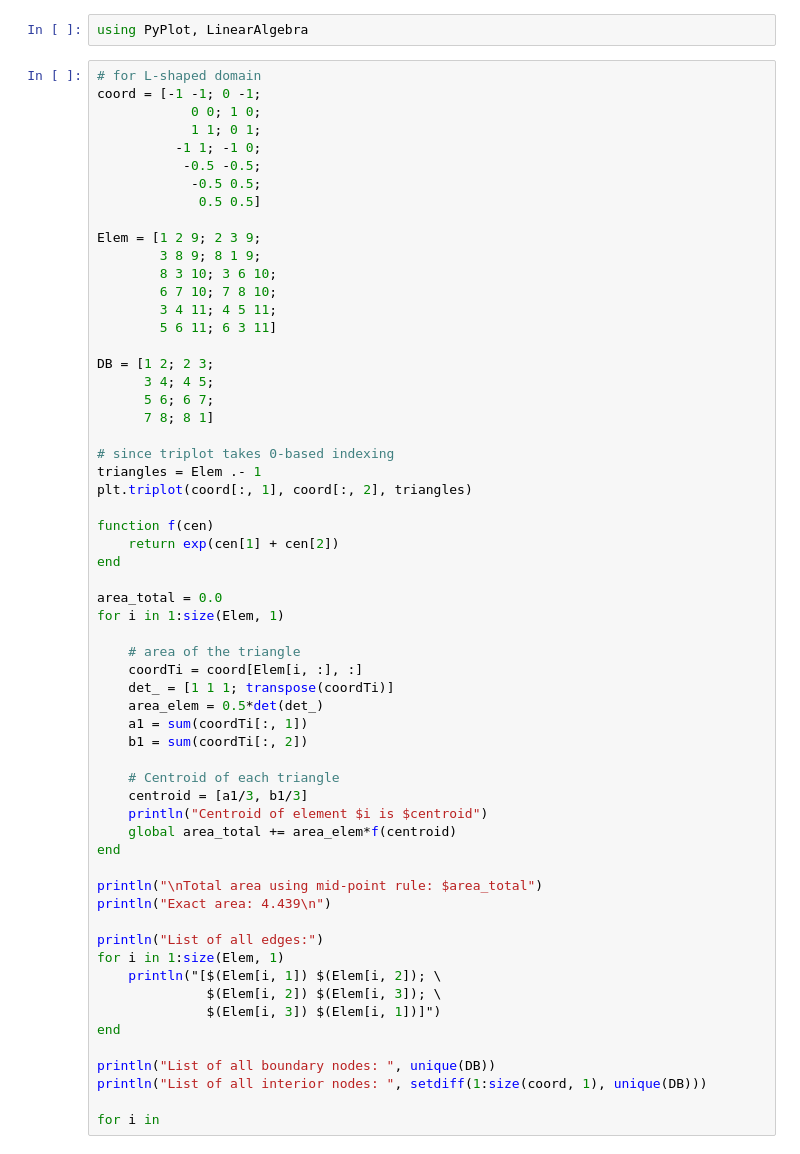
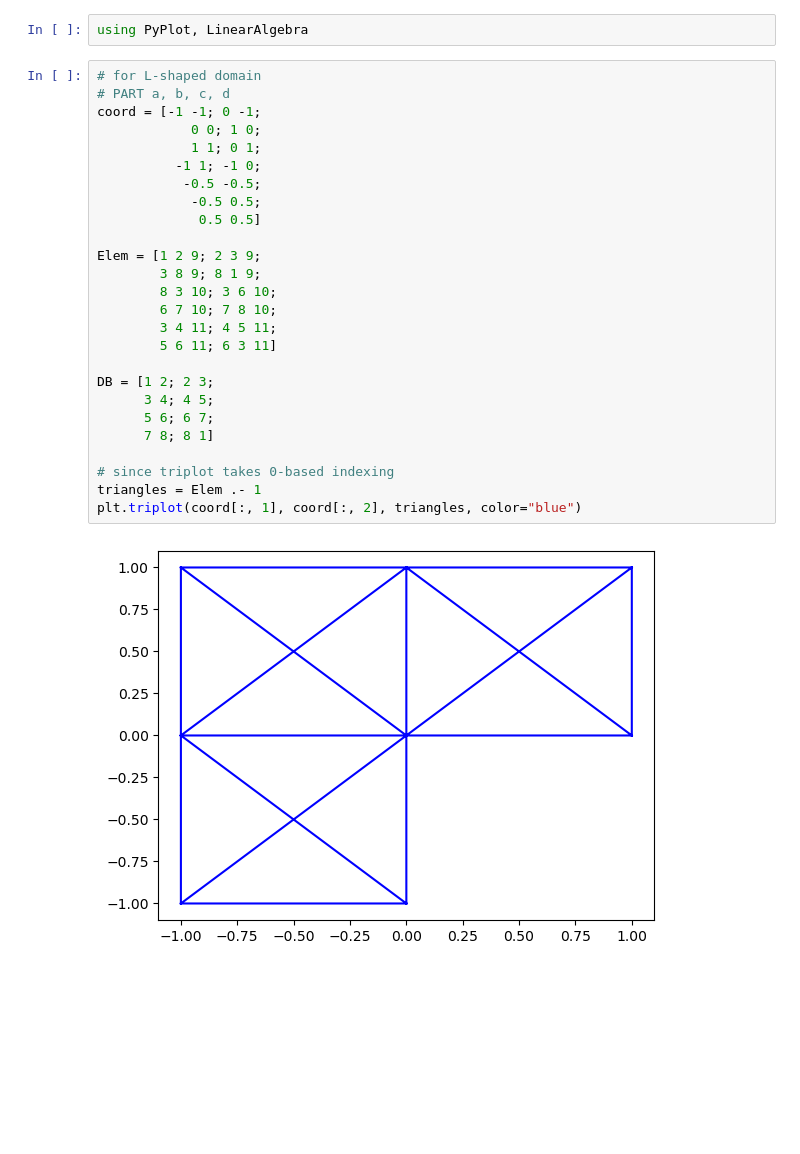
Before and after one commit to Devansh1106/sem8, a Jupyter notebook: fem/assign2_ims22090_1.ipynb, the cells around one changed output. Cells and saved outputs as stored; diff of their text form; blank space fills up the shorter version.

```diff
--- a/fem/assign2_ims22090_1.ipynb
+++ b/fem/assign2_ims22090_1.ipynb
@@ -4,62 +6,29 @@
 using PyPlot, LinearAlgebra
 # %%
 # for L-shaped domain
+# PART a, b, c, d
 coord = [-1 -1; 0 -1;
             0 0; 1 0;
             1 1; 0 1;
           -1 1; -1 0;
            -0.5 -0.5;
             -0.5 0.5;
              0.5 0.5]
 
 Elem = [1 2 9; 2 3 9;
         3 8 9; 8 1 9;
         8 3 10; 3 6 10;
         6 7 10; 7 8 10;
         3 4 11; 4 5 11;
         5 6 11; 6 3 11]
 
 DB = [1 2; 2 3;
       3 4; 4 5;
       5 6; 6 7;
       7 8; 8 1]
 
 # since triplot takes 0-based indexing
 triangles = Elem .- 1
-plt.triplot(coord[:, 1], coord[:, 2], triangles)
-
-function f(cen)
-    return exp(cen[1] + cen[2])
-end
-
-area_total = 0.0
-for i in 1:size(Elem, 1)
-
-    # area of the triangle
-    coordTi = coord[Elem[i, :], :]
-    det_ = [1 1 1; transpose(coordTi)]
-    area_elem = 0.5*det(det_)
-    a1 = sum(coordTi[:, 1])
-    b1 = sum(coordTi[:, 2])
-
-    # Centroid of each triangle
-    centroid = [a1/3, b1/3]
-    println("Centroid of element $i is $centroid")
-    global area_total += area_elem*f(centroid)
-end
-
-println("\nTotal area using mid-point rule: $area_total")
-println("Exact area: 4.439\n")
-
-println("List of all edges:")
-for i in 1:size(Elem, 1)
-    println("[$(Elem[i, 1]) $(Elem[i, 2]); \
-              $(Elem[i, 2]) $(Elem[i, 3]); \
-              $(Elem[i, 3]) $(Elem[i, 1])]")
-end
-
-println("List of all boundary nodes: ", unique(DB))
-println("List of all interior nodes: ", setdiff(1:size(coord, 1), unique(DB)))
-
-for i in
+plt.triplot(coord[:, 1], coord[:, 2], triangles, color="blue")
 # %% [output]
+[figure, new version]
```
Also changed, not shown: parts of 13 cells of this notebook.
